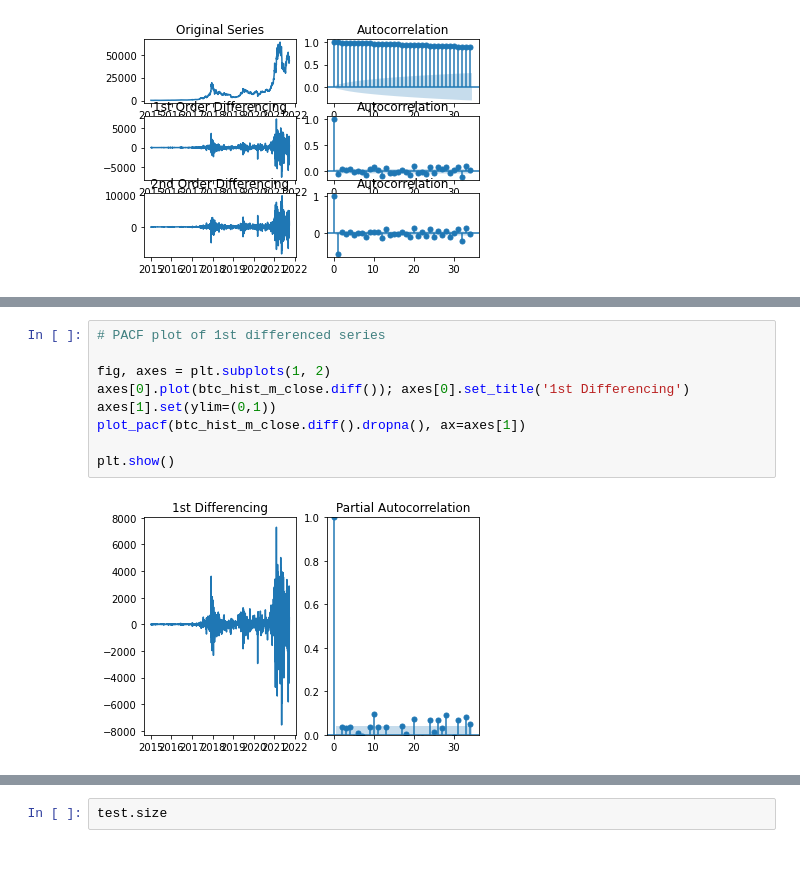
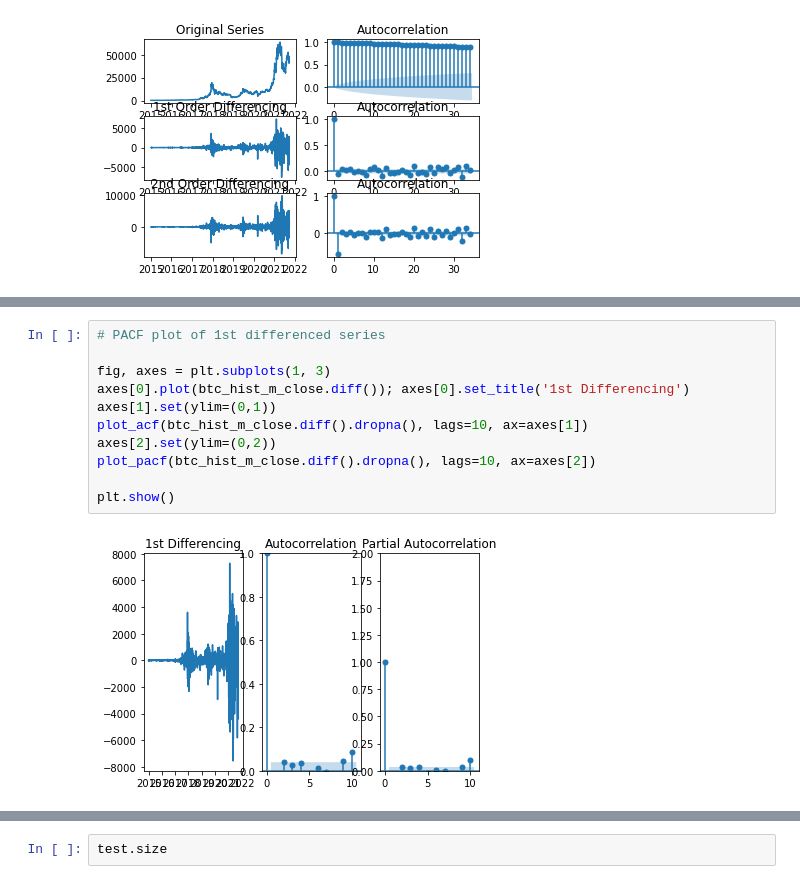
Before and after one commit to jquibla/Crypto_Predictor, a Jupyter notebook: Temp_Series_Models_bitcoin.ipynb, the cells around one changed output, grey strips where cells are left out. Saved outputs shown, nothing was run; the diff lists cells and outputs as text.

```diff
--- a/Temp_Series_Models_bitcoin.ipynb
+++ b/Temp_Series_Models_bitcoin.ipynb
@@ -119,11 +132,13 @@ plt.show()
 # %%
 # PACF plot of 1st differenced series
 
-fig, axes = plt.subplots(1, 2)
+fig, axes = plt.subplots(1, 3)
 axes[0].plot(btc_hist_m_close.diff()); axes[0].set_title('1st Differencing')
 axes[1].set(ylim=(0,1))
-plot_pacf(btc_hist_m_close.diff().dropna(), ax=axes[1])
+plot_acf(btc_hist_m_close.diff().dropna(), lags=10, ax=axes[1])
+axes[2].set(ylim=(0,2))
+plot_pacf(btc_hist_m_close.diff().dropna(), lags=10, ax=axes[2])
 
 plt.show()
 # %% [output]
-[figure, old version]
+[figure, new version]
```
Also changed, not shown: parts of 18 cells of this notebook, 1 other file.
